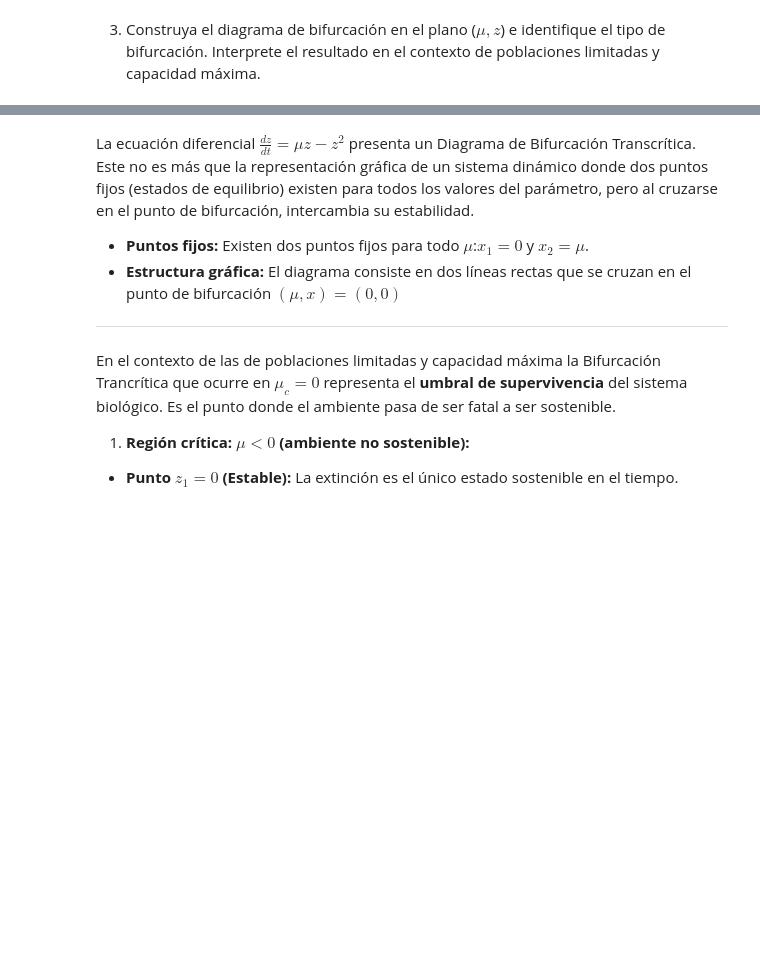
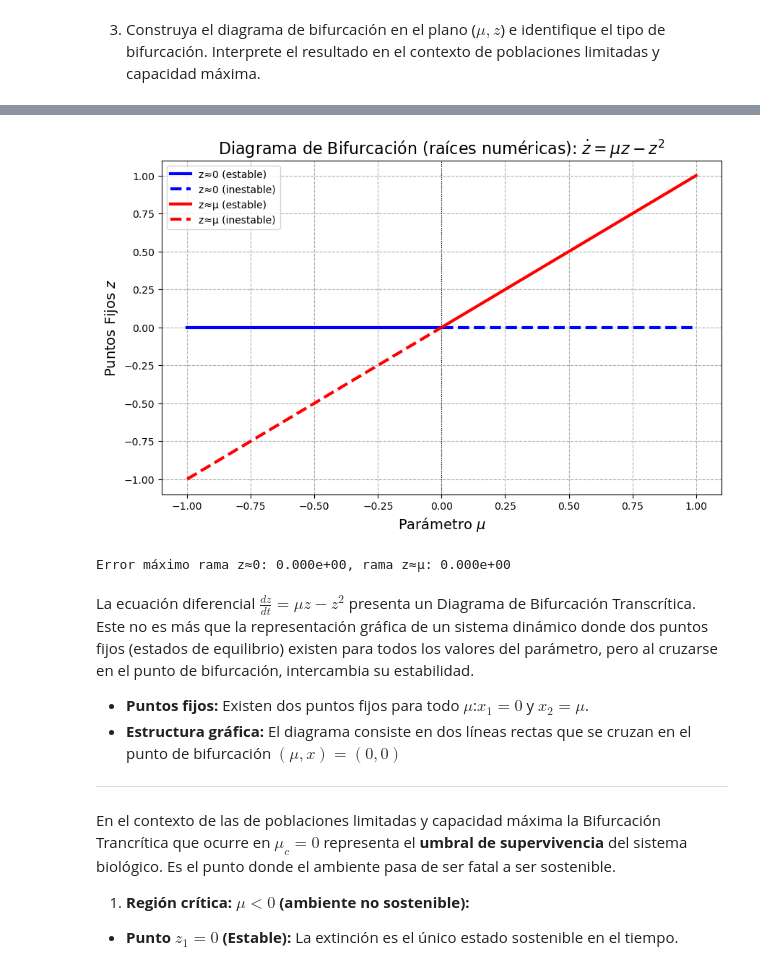
Before and after one commit to FontesHabana/Proyecto-MN-EDO, a Jupyter notebook: Part-B.ipynb, the cells around one changed output, grey strips where cells are left out. Saved outputs shown, nothing was run; the diff lists cells and outputs as text; code cells hidden in the pictures; blank space fills up the shorter version.

```diff
--- a/Part-B.ipynb
+++ b/Part-B.ipynb
@@ -69,3 +70,65 @@ plt.show()
+# %%
+# --- Numerical computation of zeros and bifurcation diagram construction ---
+
+# Parameter grid for mu
+mu_values = np.linspace(-1, 1, 500)
+n = mu_values.size
+
+# Prepare arrays to store the two roots and stability flags
+root_a = np.empty(n)
+root_b = np.empty(n)
+stable_a = np.empty(n, dtype=bool)
+stable_b = np.empty(n, dtype=bool)
+
+# For each mu compute polynomial roots of f(z)=mu*z - z**2 -> -z^2 + mu*z + 0
+for i, mu in enumerate(mu_values):
+    coeffs = [-1.0, mu, 0.0]  # -z^2 + mu*z + 0
+    r = np.roots(coeffs)
+
+    r_real = np.array([np.real(r[0]), np.real(r[1])])
+    if abs(r_real[0]) <= abs(r_real[1]):
+        z0, z1 = r_real[0], r_real[1]
+    else:
+        z0, z1 = r_real[1], r_real[0]
+    root_a[i] = z0
+    root_b[i] = z1
+    stable_a[i] = (mu - 2.0*z0) < 0
+    stable_b[i] = (mu - 2.0*z1) < 0
+
+# Plot the computed branches, separating stable/unstable segments
+plt.figure(figsize=(10, 6))
+
+# Branch A (root near zero): plot stable segments solid, unstable dashed
+mask = stable_a
+if np.any(mask):
+    plt.plot(mu_values[mask], root_a[mask], 'b-', linewidth=3, label='z≈0 (estable)')
+if np.any(~mask):
+    plt.plot(mu_values[~mask], root_a[~mask], 'b--', linewidth=3, label='z≈0 (inestable)')
+
+# Branch B (other root): similarly
+mask_b = stable_b
+if np.any(mask_b):
+    plt.plot(mu_values[mask_b], root_b[mask_b], 'r-', linewidth=3, label='z≈μ (estable)')
+if np.any(~mask_b):
+    plt.plot(mu_values[~mask_b], root_b[~mask_b], 'r--', linewidth=3, label='z≈μ (inestable)')
+
+# Mark bifurcation point and labels (keep Spanish labels)
+plt.axvline(0, color='k', linestyle=':', linewidth=0.8)
+plt.xlabel(r'Parámetro $\mu$', fontsize=14)
+plt.ylabel(r'Puntos Fijos $z$', fontsize=14)
+plt.title(r'Diagrama de Bifurcación (raíces numéricas): $\dot{z} = \mu z - z^2$', fontsize=16)
+plt.legend(loc='upper left')
+plt.grid(True, linestyle='--')
+plt.show()
+
+analytical_a = np.zeros_like(mu_values)
+analytical_b = mu_values
+err_a = np.max(np.abs(root_a - analytical_a))
+err_b = np.max(np.abs(root_b - analytical_b))
+print(f'Error máximo rama z≈0: {err_a:.3e}, rama z≈μ: {err_b:.3e}')
+# %% [output]
+[figure, added]
+Error máximo rama z≈0: 0.000e+00, rama z≈μ: 0.000e+00
 # %% [markdown]
 La ecuación diferencial $ \frac{dz}{dt}=\mu z-z^2$ presenta un Diagrama de Bifurcación Transcrítica. Este no es más que la representación gráfica de un sistema dinámico donde dos puntos fijos (estados de equilibrio) existen para todos los valores del parámetro, pero al cruzarse en el punto de bifurcación, intercambia su estabilidad.
 - **Puntos fijos:** Existen dos puntos fijos para todo  $\mu$:$x_1=0$ y $x_2=\mu$.
```
Also changed, not shown: parts of 1 cell of this notebook.
